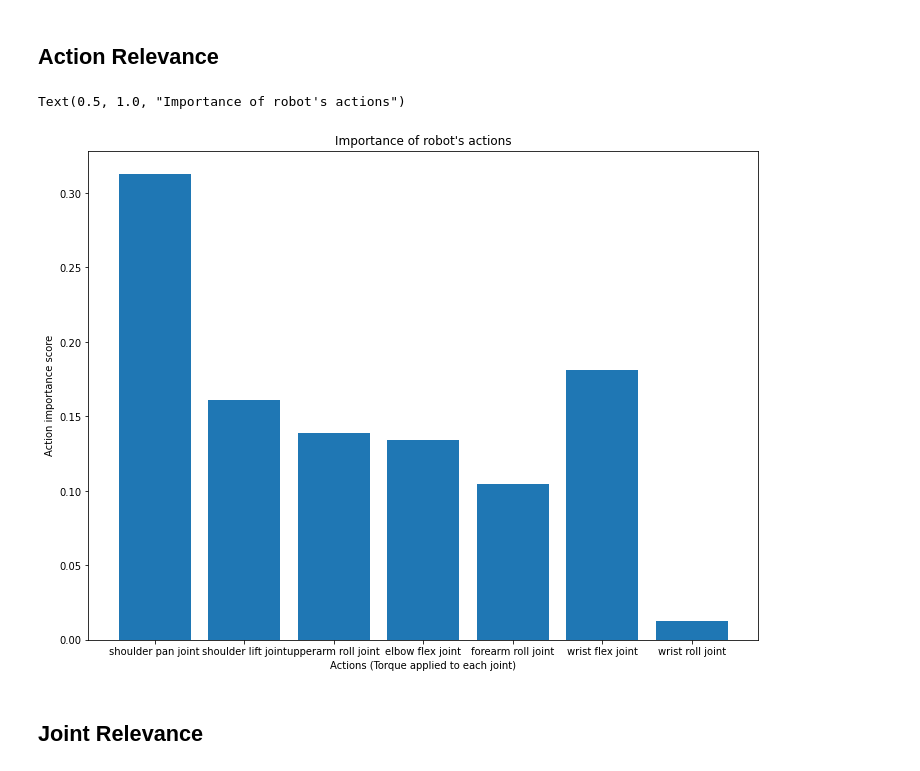
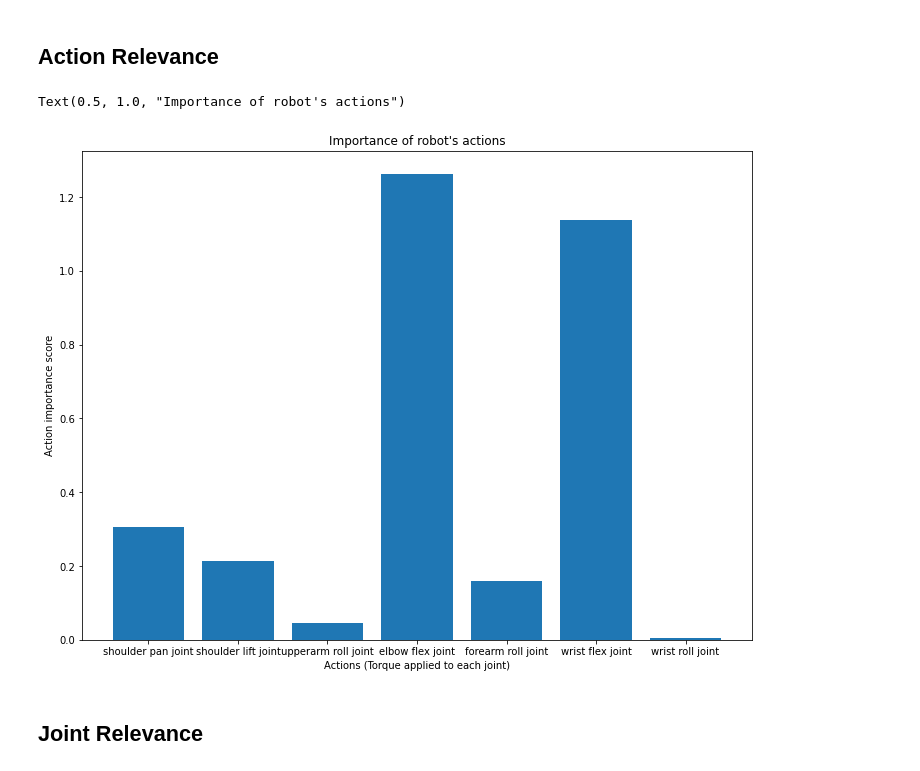
Before and after one commit to MehranTaghian/SAC_GCN, a Jupyter notebook: evaulate.ipynb, the cells around one changed output. Drawn from its saved outputs; the diff is of its cells as text; code cells hidden in the pictures.

```diff
--- a/evaulate.ipynb
+++ b/evaulate.ipynb
@@ -108,16 +108,17 @@ plot_joint_action_heatmap(np.abs(avg_edge_rel.T),
 # %% [markdown]
 ## Action Relevance
 # %%
-action_rel = avg_edge_rel.mean(axis=0)
+# action_rel = avg_edge_rel.mean(axis=0)
+action_rel = edge_relevance.mean(axis=4).mean(axis=3).mean(axis=2).mean(axis=0)
 
 plt.figure(figsize=(12,9))
 plt.bar(action_labels, np.abs(action_rel))
 plt.xlabel('Actions (Torque applied to each joint)')
 plt.ylabel('Action importance score')
 plt.title('Importance of robot\'s actions')
 # %% [output]
 Text(0.5, 1.0, "Importance of robot's actions")
-[figure, old version]
+[figure, new version]
 # %% [markdown]
 ## Joint Relevance
 # %%
```
Also changed, not shown: parts of 1 cell of this notebook.
